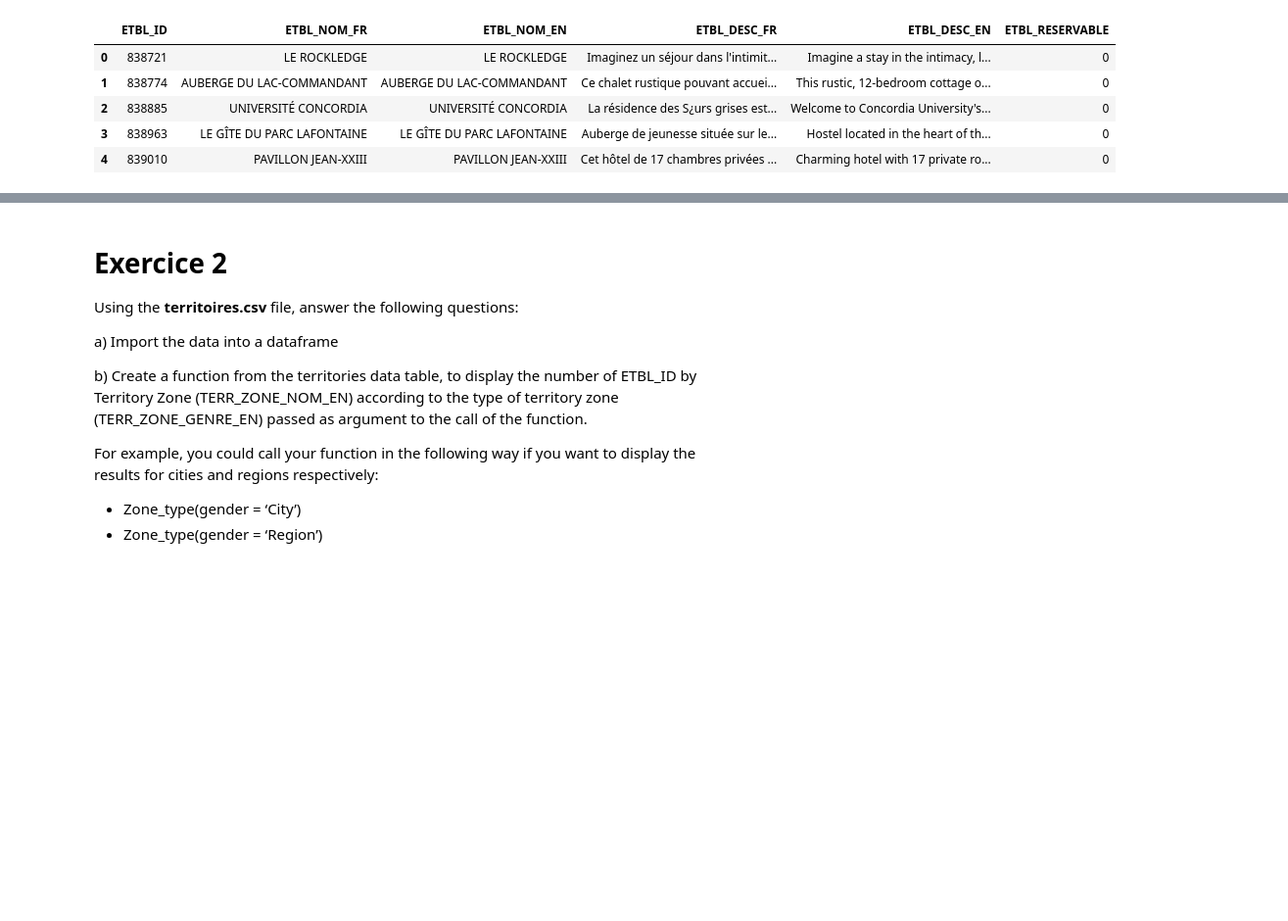
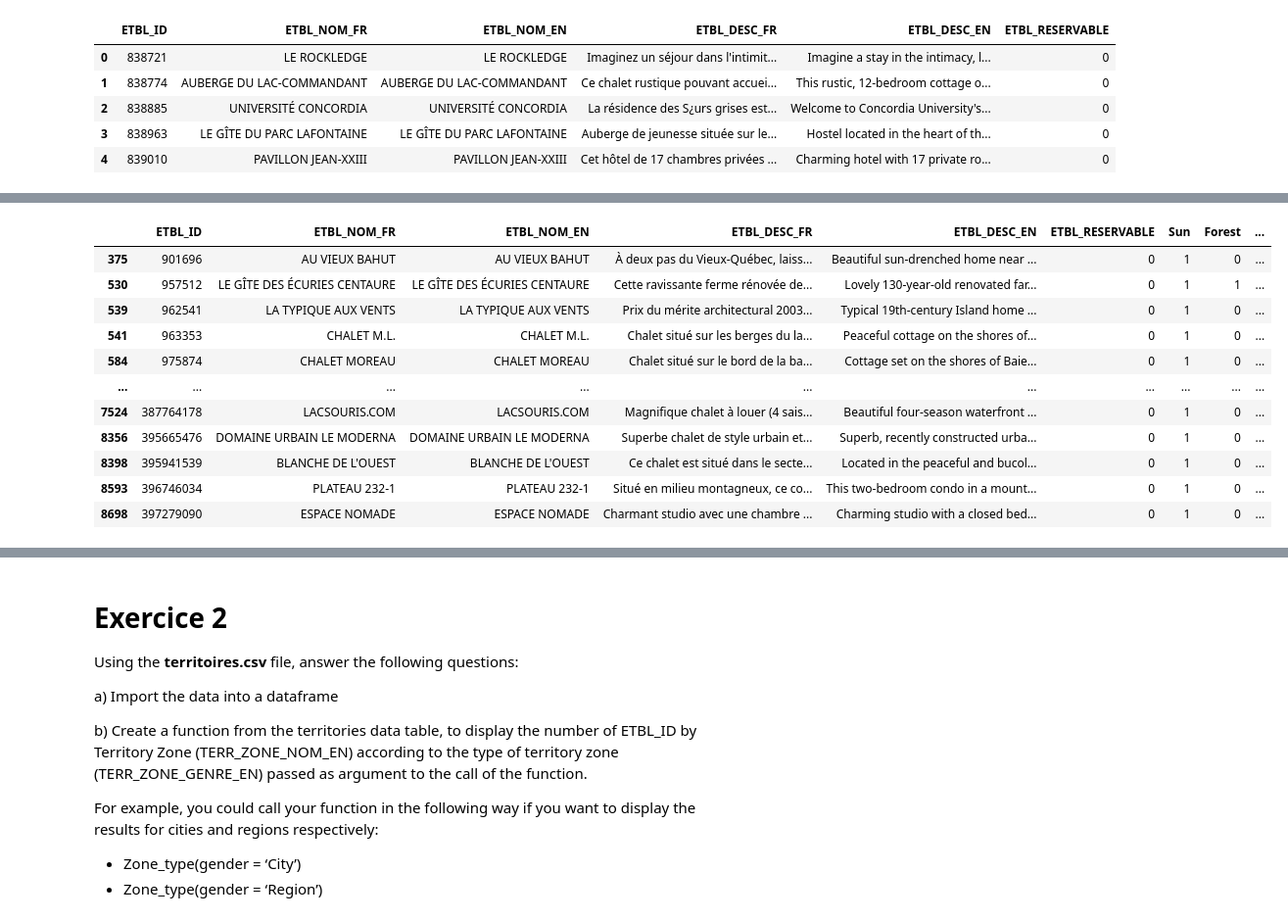
Before and after one commit to JeffreyXieCn/LearnAIML, a Jupyter notebook: Python/PythonTraining/Part2-NumpyAndPanda/Python_Exercices_part2b.ipynb, the cells around one changed output, grey strips where cells are left out. Shown: that part at 98% size. Saved outputs shown, nothing was run; the diff lists cells and outputs as text; code cells hidden in the pictures; blank space fills up the shorter version.

Commit message:
Finish part2b exercise 1

```diff
--- a/Python/PythonTraining/Part2-NumpyAndPanda/Python_Exercices_part2b.ipynb
+++ b/Python/PythonTraining/Part2-NumpyAndPanda/Python_Exercices_part2b.ipynb
@@ -41,7 +41,9 @@ One usefull link to test Regex : https://regex101.com/
 import pandas as pd
 
 # read from GitHub
-filePath = 'https://raw.githubusercontent.com/JeffreyXieCn/LearnAIML/master/Python/PythonTraining/Part2-NumpyAndPanda/Data_part2a/etablissements.csv?token=AHAYCAWPCVBKMFSUSPIORBK7GUXPS'
+#filePath = 'https://raw.githubusercontent.com/JeffreyXieCn/LearnAIML/master/Python/PythonTraining/Part2-NumpyAndPanda/Data_part2a/etablissements.csv?token=AHAYCAWPCVBKMFSUSPIORBK7GUXPS'
+
+filePath = 'Data_part2a/etablissements.csv'
 
 # Read a csv file
 df = pd.read_csv(filePath, sep = ';', encoding = 'Windows-1252')
@@ -72,2 +72,78 @@ Data columns (total 6 columns):
 dtypes: int64(2), object(4)
 memory usage: 503.8+ KB
+# %%
+import numpy as np
+#from numpy import nan
+import re
+pd.set_option('display.max_rows', 10)
+
+#head5 = df.head(5)
+#print(head5['ETBL_DESC_EN'])
+
+#reSun = r'.*\bsuns?\b.*'
+
+# used compiled pattern to improve performance
+reSun = re.compile("\\bsuns?\\b", re.I) # double backslash is very important here
+
+# test the RegEx
+sentences = ["sun today", "today is sun", "You are the Sun", "This is SUN now", "Many suns in the sky", "It is sunny now"]
+print(sentences)
+results = [type(reSun.search(i)) for i in sentences]
+print(results)
+
+reForest = re.compile("\\bforests?\\b", re.I) # double backslash is very important here
+reSea = re.compile("\\bseas?\\b", re.I) # double backslash is very important here
+reAccommodation = re.compile("\\baccommodations?\\b", re.I) # double backslash is very important here
+res = [reSun, reForest, reSea, reAccommodation]
+#reSun = re.compile('sun\b', re.I)
+#print(head5['ETBL_DESC_EN'].str.match(reSun))
+
+#df['Sun'] = np.where(df['ETBL_DESC_EN'].notnull() & df['ETBL_DESC_EN'].str.match(reSun), 1, 0)
+
+print(type(df['ETBL_DESC_EN']))
+#df['Sun'] = np.where(df['ETBL_DESC_EN'].notnull() & reSun.match(df['ETBL_DESC_EN'].values), 1, 0)
+#display(df)
+
+#display(df['ETBL_DESC_EN'])
+
+
+columns = [[] for i in range(len(res))]
+print(columns)
+
+for descEN in df['ETBL_DESC_EN']:
+    #print(i, " ", descEN)
+    #print(type(descEN))
+    #print(descEN is not None)
+    #print(descEN is not np.nan)
+    #temp = reSun.match(descEN)
+    #print("temp type:", type(temp))
+
+    #if(descEN is np.nan):
+    #    columns[0].append(0)
+    #    continue
+
+    for i in range(len(res)):
+        if((descEN is not np.nan) and (res[i].search(descEN) is not None)):
+        #if(reSun.search(descEN) is not None):
+            #print("append 1")
+            columns[i].append(1)
+        else:
+            #print("append 0")
+            columns[i].append(0)
+
+headers = ['Sun', 'Forest', 'Sea', 'Accommodation']
+for i in range(len(headers)):
+    df[headers[i]] = columns[i]
+
+for i in range(len(headers)):
+    display(df.loc[df[headers[i]] == 1])
+
+# df['Sun'] = columns[0]
+# df['Forest'] = columns[1]
+# df['Sea'] = columns[2]
+# df['Accommodation'] = columns[3]
+# display(df.loc[df['Sun'] == 1])
+# display(df.loc[df['Forest'] == 1])
+# display(df.loc[df['Sea'] == 1])
+# display(df.loc[df['Accommodation'] == 1])
+# %% [output]
@@ -73,0 +154,12 @@ memory usage: 503.8+ KB
+|  | ETBL_ID | ETBL_NOM_FR | ETBL_NOM_EN | ETBL_DESC_FR | ETBL_DESC_EN | ETBL_RESERVABLE | Sun | Forest | ... |
+| 375 | 901696 | AU VIEUX BAHUT | AU VIEUX BAHUT | À deux pas du Vieux-Québec, laiss... | Beautiful sun-drenched home near ... | 0 | 1 | 0 | ... |
+| 530 | 957512 | LE GÎTE DES ÉCURIES CENTAURE | LE GÎTE DES ÉCURIES CENTAURE | Cette ravissante ferme rénovée de... | Lovely 130-year-old renovated far... | 0 | 1 | 1 | ... |
+| 539 | 962541 | LA TYPIQUE AUX VENTS | LA TYPIQUE AUX VENTS | Prix du mérite architectural 2003... | Typical 19th-century Island home ... | 0 | 1 | 0 | ... |
+| 541 | 963353 | CHALET M.L. | CHALET M.L. | Chalet situé sur les berges du la... | Peaceful cottage on the shores of... | 0 | 1 | 0 | ... |
+| 584 | 975874 | CHALET MOREAU | CHALET MOREAU | Chalet situé sur le bord de la ba... | Cottage set on the shores of Baie... | 0 | 1 | 0 | ... |
+| ... | ... | ... | ... | ... | ... | ... | ... | ... | ... |
+| 7524 | 387764178 | LACSOURIS.COM | LACSOURIS.COM | Magnifique chalet à louer (4 sais... | Beautiful four-season waterfront ... | 0 | 1 | 0 | ... |
+| 8356 | 395665476 | DOMAINE URBAIN LE MODERNA | DOMAINE URBAIN LE MODERNA | Superbe chalet de style urbain et... | Superb, recently constructed urba... | 0 | 1 | 0 | ... |
+| 8398 | 395941539 | BLANCHE DE L'OUEST | BLANCHE DE L'OUEST | Ce chalet est situé dans le secte... | Located in the peaceful and bucol... | 0 | 1 | 0 | ... |
+| 8593 | 396746034 | PLATEAU 232-1 | PLATEAU 232-1 | Situé en milieu montagneux, ce co... | This two-bedroom condo in a mount... | 0 | 1 | 0 | ... |
+| 8698 | 397279090 | ESPACE NOMADE | ESPACE NOMADE | Charmant studio avec une chambre ... | Charming studio with a closed bed... | 0 | 1 | 0 | ... |
```
Also changed, not shown: parts of 2 cells of this notebook.
